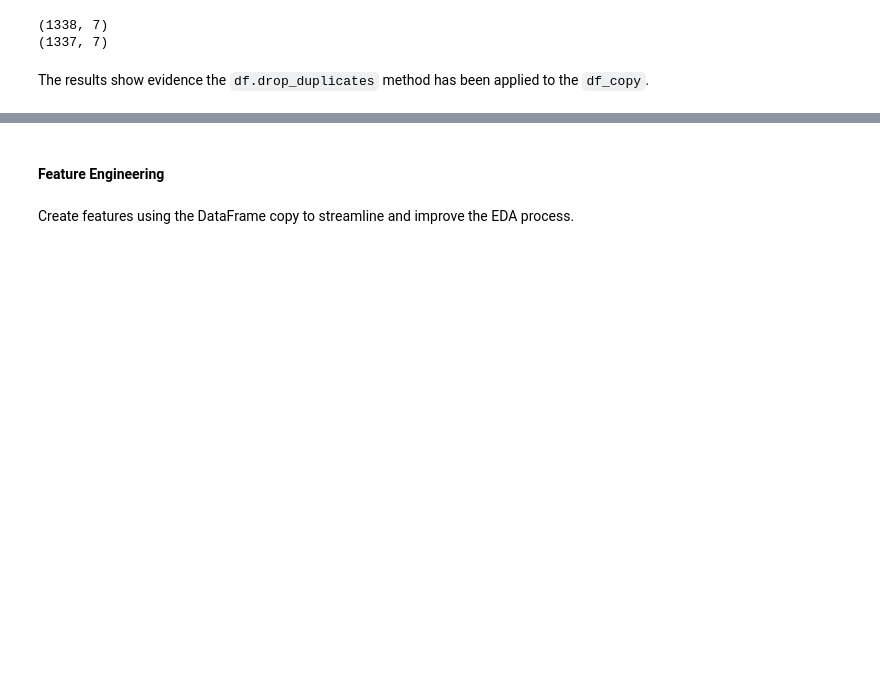
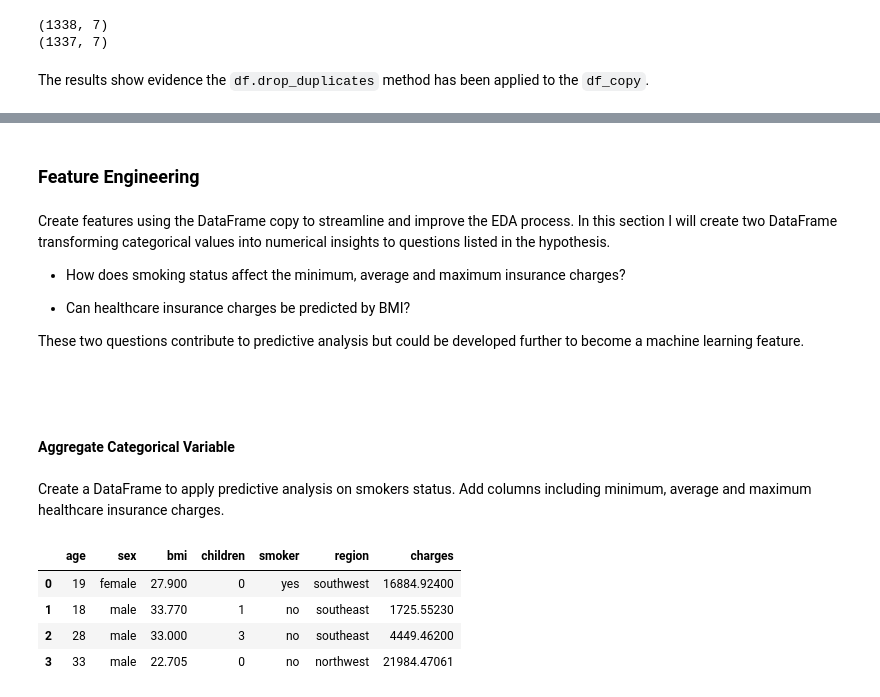
Before and after one commit to vik4t11/Healthcare-Analysis-Project, a Jupyter notebook: jupyter_notebooks /1-etl.ipynb, the cells around one changed output, grey strips where cells are left out. Saved outputs shown, nothing was run; the diff lists cells and outputs as text; code cells hidden in the pictures; blank space fills up the shorter version.

Commit message:
Add smokers charges DataFrame feature

```diff
--- a/jupyter_notebooks /1-etl.ipynb
+++ b/jupyter_notebooks /1-etl.ipynb
@@ -218,4 +222,24 @@ The results show evidence the <code>df.drop_duplicates</code> method has been ap
 # %% [markdown]
-#### **Feature Engineering**
+### **Feature Engineering**
 # %% [markdown]
-Create features using the DataFrame copy to streamline and improve the EDA process.
+Create features using the DataFrame copy to streamline and improve the EDA process. In this section I will create two DataFrame transforming categorical values into numerical insights to questions listed in the hypothesis.
+
+* How does smoking status affect the minimum, average and maximum insurance charges?
+
+* Can healthcare insurance charges be predicted by BMI?
+
+These two questions contribute to predictive analysis but could be developed further to become a machine learning feature.
+# %% [markdown]
+<br/>
+# %% [markdown]
+#### **Aggregate Categorical Variable**
+# %% [markdown]
+Create a DataFrame to apply predictive analysis on smokers status. Add columns including minimum, average and maximum healthcare insurance charges.
+# %%
+df_copy.head(4)
+# %% [output]
+|  | age | sex | bmi | children | smoker | region | charges |
+| 0 | 19 | female | 27.900 | 0 | yes | southwest | 16884.92400 |
+| 1 | 18 | male | 33.770 | 1 | no | southeast | 1725.55230 |
+| 2 | 28 | male | 33.000 | 3 | no | southeast | 4449.46200 |
+| 3 | 33 | male | 22.705 | 0 | no | northwest | 21984.47061 |
```
Also changed, not shown: parts of 6 cells of this notebook.
